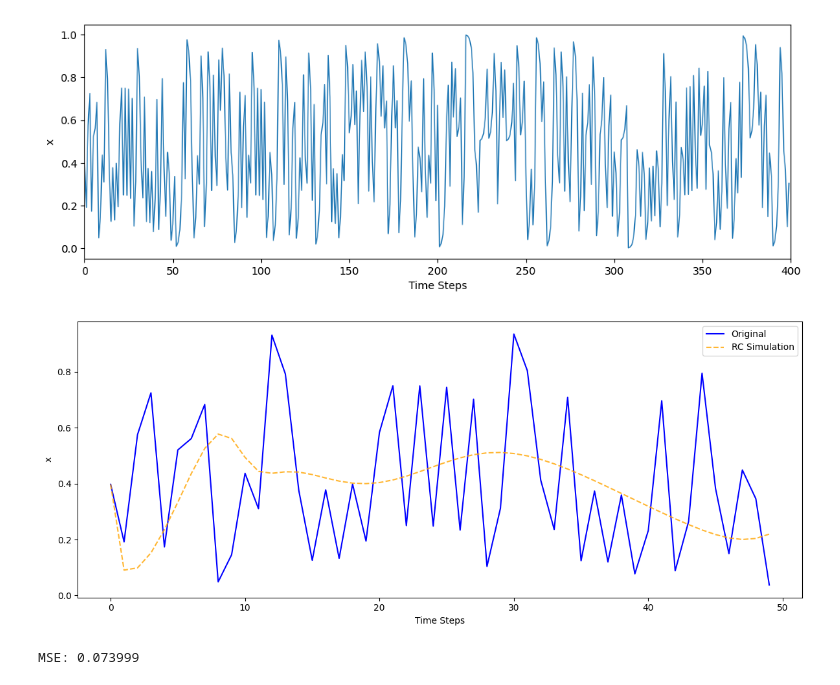
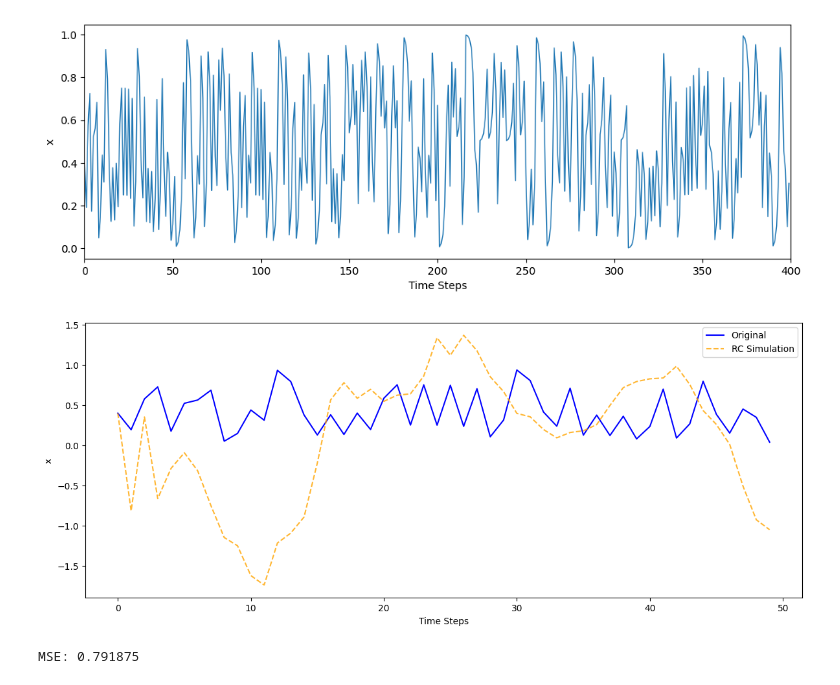
Before and after one commit to erbilcanartun/network-reconstruction, a Jupyter notebook: notebooks/chaos-fitting.ipynb, the cells around one changed output. Saved outputs shown, nothing was run; the diff lists cells and outputs as text; code cells hidden in the pictures.

```diff
--- a/notebooks/chaos-fitting.ipynb
+++ b/notebooks/chaos-fitting.ipynb
@@ -185,37 +185,37 @@ train_u = X[:-1].reshape(-1, 1)
 train_y = X[1:].reshape(-1, 1)
 
 # Train ESN on all post-transient data
-esn = EchoStateNetwork(n_reservoir=100, spectral_radius=1.2, leak_rate=0.1, input_scaling=.8)
+esn = EchoStateNetwork(n_reservoir=500, spectral_radius=13, leak_rate=.3, input_scaling=.8)
 esn.fit(train_u, train_y)
 
 # Simulation: Start from first 10 points of post-transient as initial sequence (warmup)
 # Generate same length as post-transient (n_data points total, but warmup covers first 10, generate n_data - 10 more)
 initial_seq = X[:1].flatten()
 n_autonomous_steps = n_data - 1
 reproduced_autonomous = esn.simulate(initial_seq, n_autonomous_steps)
 
 # For comparison, the autonomous should start after warmup, so full autonomous sequence is initial_seq + reproduced_autonomous
 full_autonomous = np.concatenate([initial_seq, reproduced_autonomous])
 
 # Plot only first 150 time steps after transient (100-200 range, say 150 steps)
 plot_steps = 50
 t_plot = np.arange(plot_steps)
 
 fig, ax = plt.subplots(1, 1, figsize=(12, 5))
 ax.plot(t_plot, X[:plot_steps], label='Original', color='blue')
 ax.plot(t_plot, full_autonomous[:plot_steps], label='RC Simulation', color='orange', linestyle='--', alpha=0.8)
 ax.set_xlabel('Time Steps')
 ax.set_ylabel('x')
 #ax.set_ylim([-0.1, 1.1])
 ax.legend()
 ax.grid(False)
 
 plt.tight_layout()
 plt.show()
 
 # Compute MSE for subset (first 150 steps)
 mse_autonomous_subset = np.mean((X[:plot_steps] - full_autonomous[:plot_steps])**2)
 print(f'MSE: {mse_autonomous_subset:.6f}')
 # %% [output]
-[figure, old version]
+[figure, new version]
-MSE: 0.073999
+MSE: 0.791875
```
Also changed, not shown: 1 other file.
